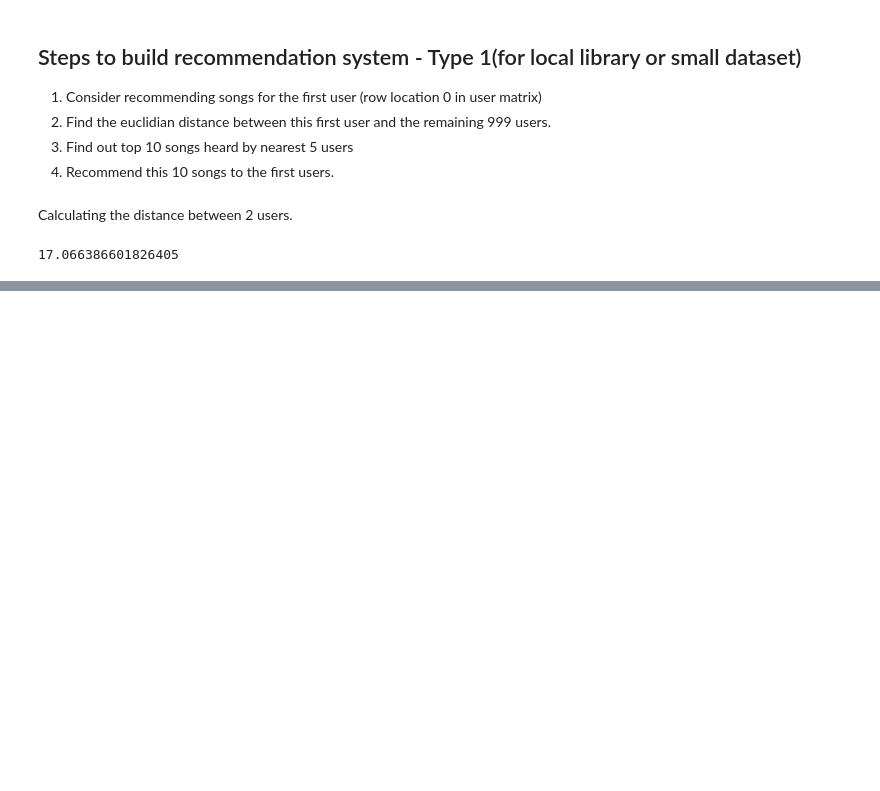
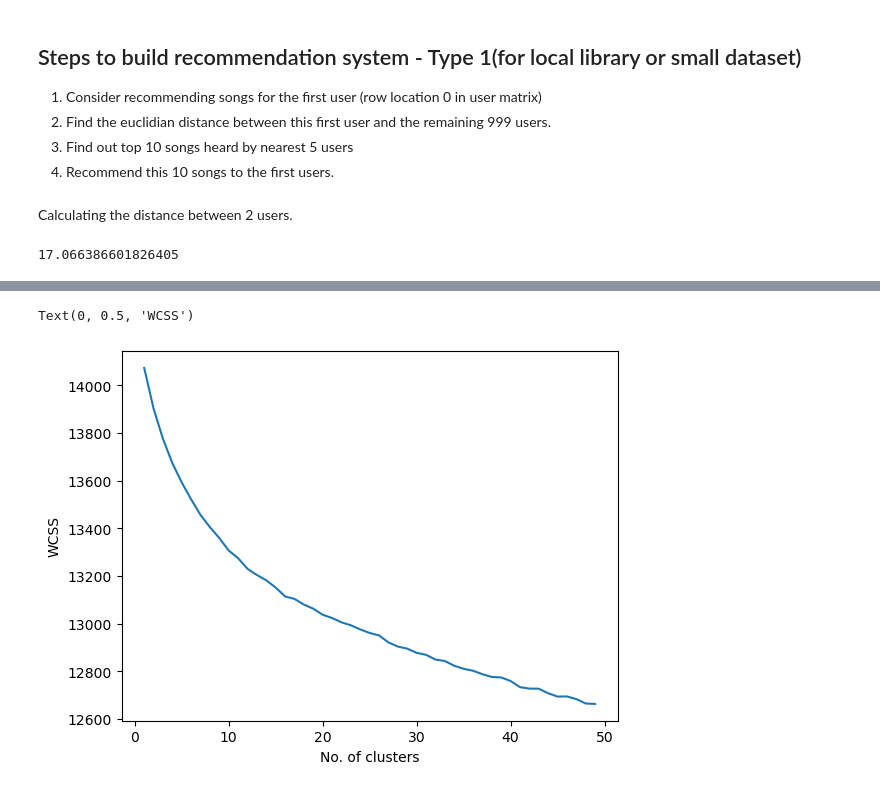
Before and after one commit to chaitanyaaditya/CapStone, a Jupyter notebook: CapStoneProject2.ipynb, the cells around one changed output, grey strips where cells are left out. Drawn from its saved outputs; the diff is of its cells as text; code cells hidden in the pictures; blank space fills up the shorter version.

```diff
--- a/CapStoneProject2.ipynb
+++ b/CapStoneProject2.ipynb
@@ -99,0 +229,5 @@ col_dist(user_matrix[0], user_matrix[1])
+# %%
+WCSS = {}
+for k in range(1,50):
+    kmeans = KMeans(n_clusters=k, max_iter=1000).fit(song_matrix)
+    WCSS[k] = kmeans.inertia_
@@ -99,0 +254,7 @@ col_dist(user_matrix[0], user_matrix[1])
+# %%
+plt.plot(WCSS.keys(), WCSS.values())
+plt.xlabel("No. of clusters")
+plt.ylabel("WCSS")
+# %% [output]
+Text(0, 0.5, 'WCSS')
+[figure, added]
```
Also changed, not shown: parts of 18 cells of this notebook.
